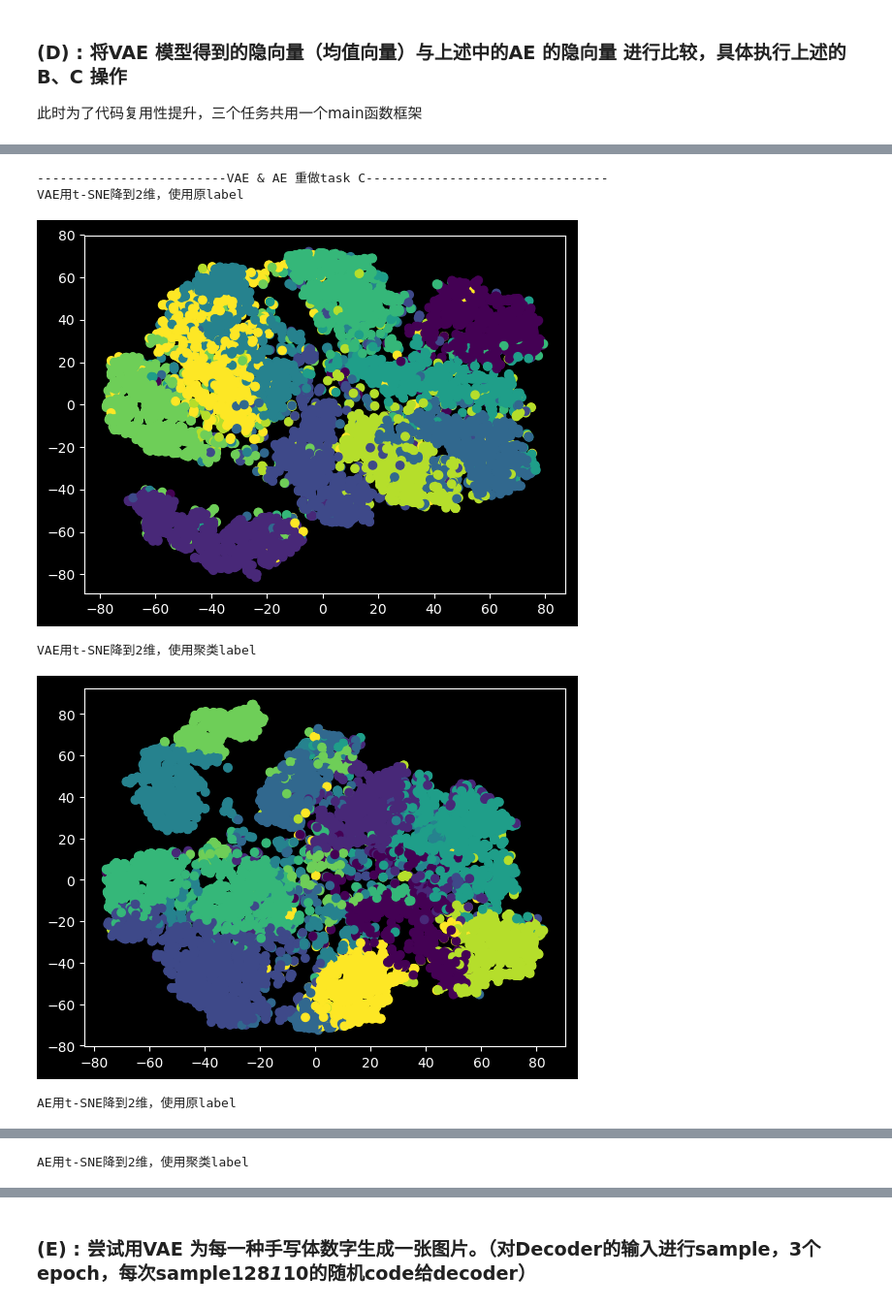
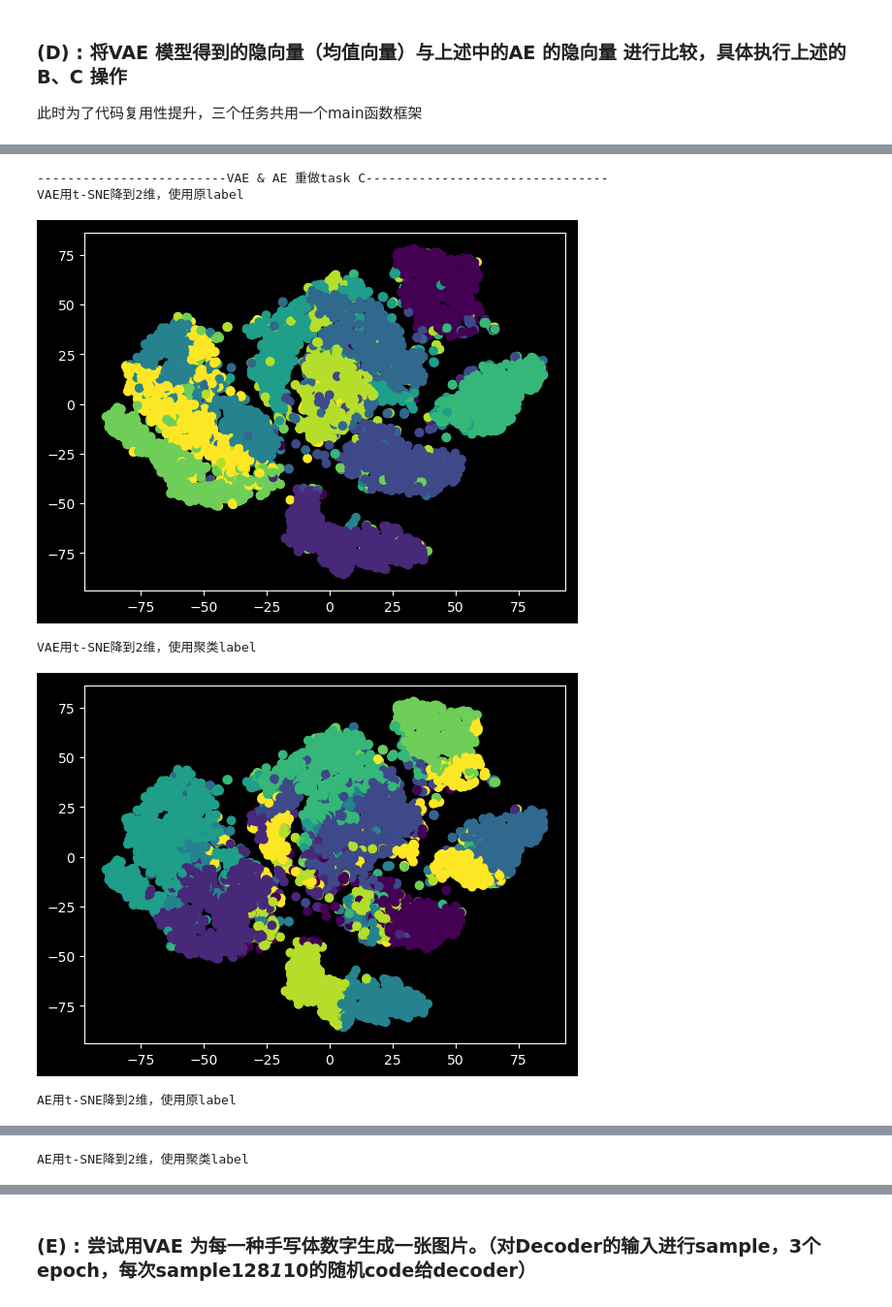
Before and after one commit to JerrySiRi/NJUAI_Learning_partial, a Jupyter notebook: DL/homework2/AE_VAE_CVAE.ipynb, the cells around one changed output, grey strips where cells are left out. Shown at 97% size. Drawn from its saved outputs; the diff is of its cells as text; code cells hidden in the pictures.

```diff
--- a/DL/homework2/AE_VAE_CVAE.ipynb
+++ b/DL/homework2/AE_VAE_CVAE.ipynb
@@ -767,7 +773,7 @@ if __name__ == "__main__":
     parser.add_argument("--epoch_num", default=3, type=int)
     parser.add_argument("--need_code", default=True, type=bool)# 此时需要code
     ran_code = torch.randn(128,1,10)
-    parser.add_argument("--ran_code",default=ran_code,type=int)
+    parser.add_argument("--ran_code",default=ran_code,type=list)
     args = parser.parse_known_args()[0]
     device = torch.device('cuda' if torch.cuda.is_available() else 'cpu')
     args.device = device
@@ -775,6 +781,6 @@ if __name__ == "__main__":
     print(args)
     code_VAE=[]
     label_VAE=[]
-    for item in code_with_label_PCA:
+    for item in code_with_label_VAE:
         code_VAE.append(item[0])
         label_VAE.append(item[1])
@@ -824,37 +844,37 @@ X_VAE = data_code_VAE
 cluster_VAE = KMeans(n_clusters=n_clusters, random_state=0).fit(X_VAE)
 # 重要属性labels_，查看聚好的类别，每个样本所对应的簇
 # 使用全部数据来聚类】
 y_pred = cluster_VAE.labels_
 print("VAE用t-SNE降到2维，使用原label")
 plt.scatter(X_tsne_VAE[:, 0], X_tsne_VAE[:, 1], c = data_label_VAE)
 #print(data_label_PCA)
 plt.show()
 
 print("VAE用t-SNE降到2维，使用聚类label")
-plt.scatter(X_tsne_PCA[:, 0], X_tsne_PCA[:, 1], c = y_pred)
+plt.scatter(X_tsne_VAE[:, 0], X_tsne_VAE[:, 1], c = y_pred)
 #print(y_pred)
 plt.show()
 
 X_AE = data_code_AE
 cluster_AE = KMeans(n_clusters=n_clusters, random_state=0).fit(X_AE)
 # 重要属性labels_，查看聚好的类别，每个样本所对应的簇
 # 使用全部数据来聚类】
 y_pred = cluster_AE.labels_
 print("AE用t-SNE降到2维，使用原label")
 plt.scatter(X_tsne_AE[:, 0], X_tsne_AE[:, 1], c = data_label_AE)
 #print(data_label_PCA)
 plt.show()
 
 print("AE用t-SNE降到2维，使用聚类label")
 plt.scatter(X_tsne_AE[:, 0], X_tsne_AE[:, 1], c = y_pred)
 #print(y_pred)
 plt.show()
 # %% [output]
 -------------------------VAE & AE 重做task C--------------------------------
 VAE用t-SNE降到2维，使用原label
-[figure, old version]
+[figure, new version]
 VAE用t-SNE降到2维，使用聚类label
-[figure, old version]
+[figure, new version]
 AE用t-SNE降到2维，使用原label
 [figure]
 AE用t-SNE降到2维，使用聚类label
```
Also changed, not shown: parts of 10 cells of this notebook, 6 other files.
